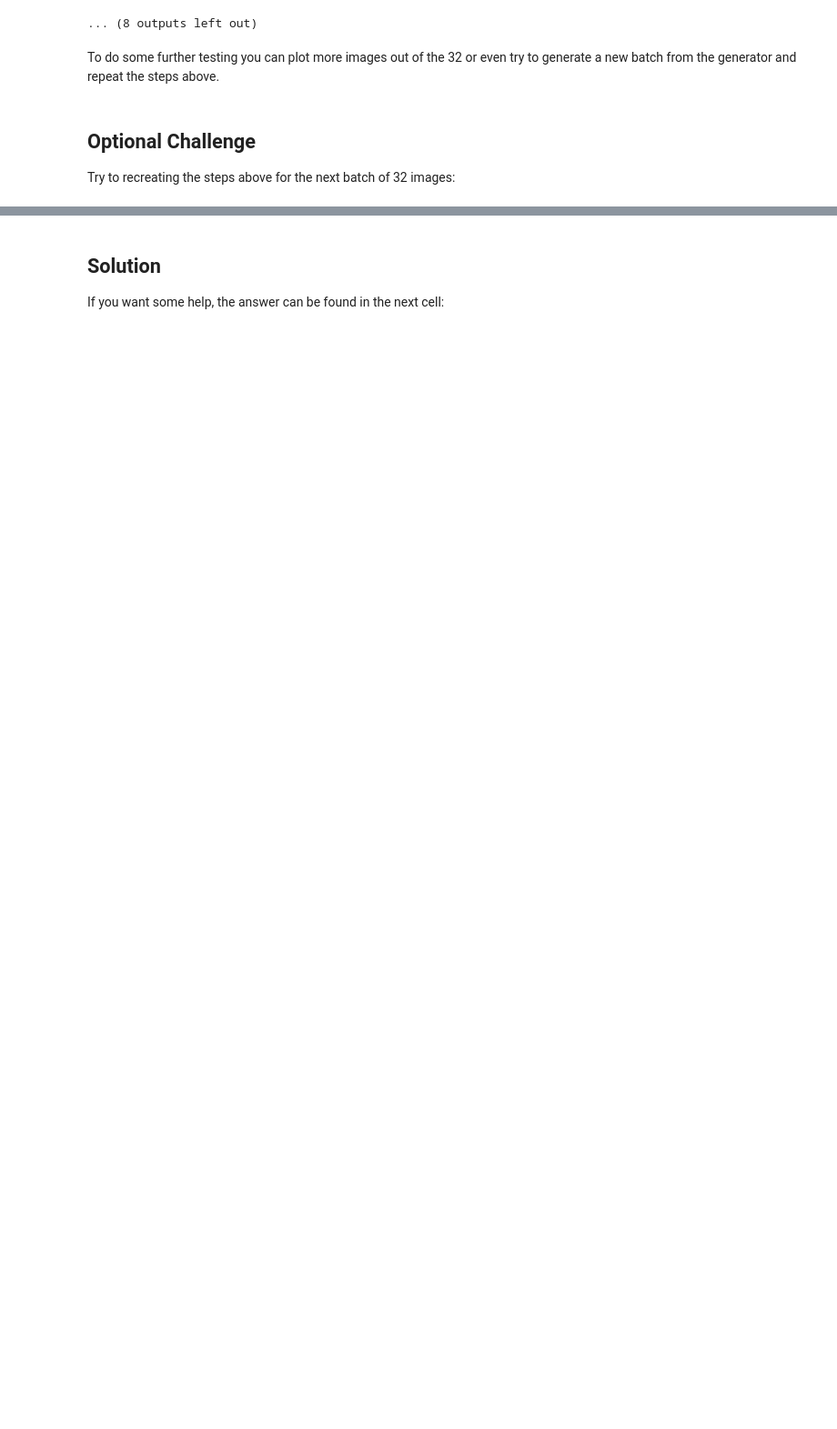
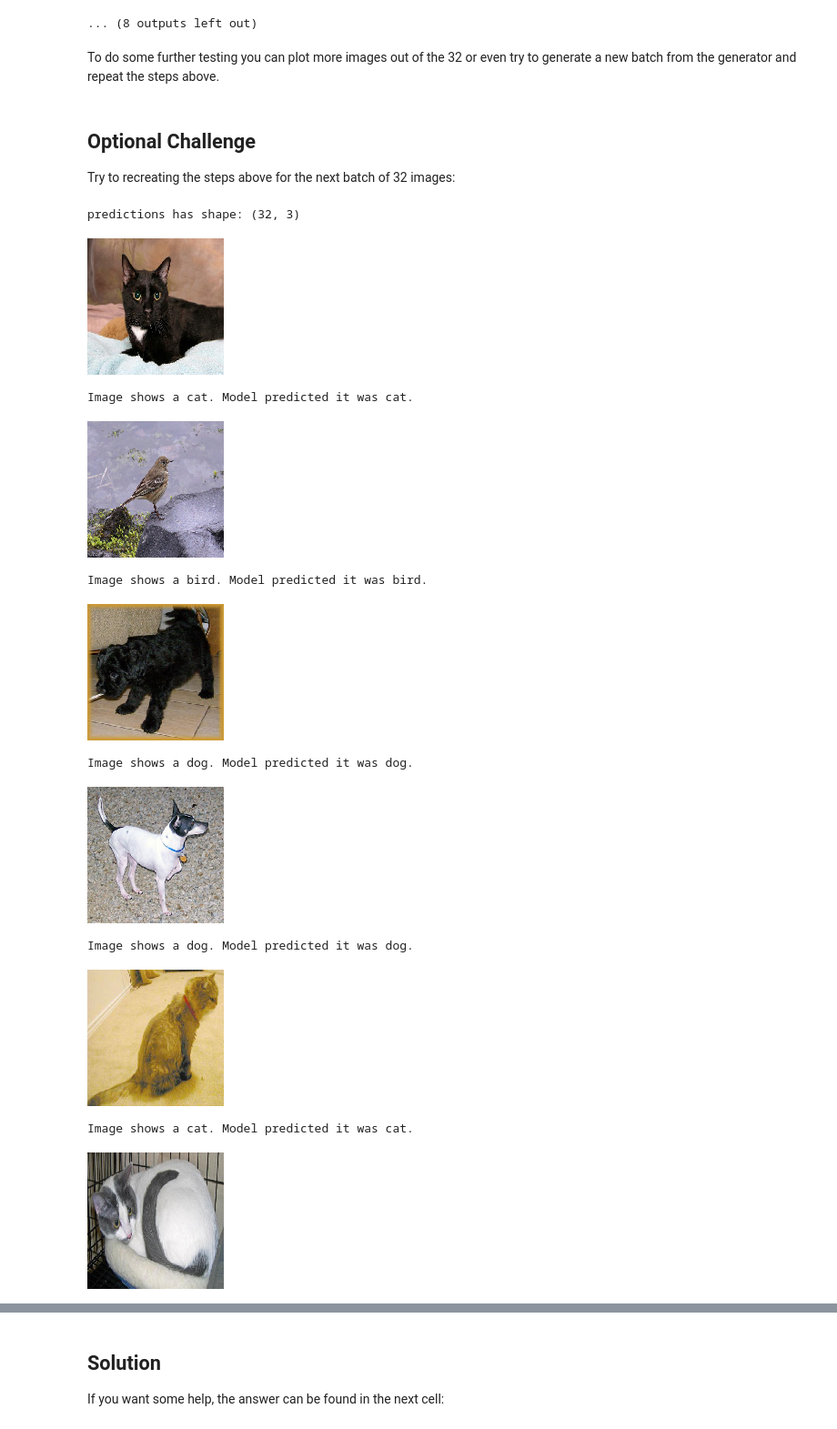
Before and after one commit to sergejhorvat/MLEP-public, a Jupyter notebook: course4/week1-ungraded-labs/C4_W1_Lab_3_TFS.ipynb, the cells around one changed output, grey strips where cells are left out. Shown at 91% size. Cells and saved outputs as stored; diff of their text form; code cells hidden in the pictures; blank space fills up the shorter version.

```diff
--- a/course4/week1-ungraded-labs/C4_W1_Lab_3_TFS.ipynb
+++ b/course4/week1-ungraded-labs/C4_W1_Lab_3_TFS.ipynb
@@ -431,0 +441,36 @@ Try to recreating the steps above for the next batch of 32 images:
+# %%
+# Your code here
+data_imgs2, labels2 = next(val_gen_no_shuffle)
+
+# Serialize data to json
+data_imgs_list_2 = data_imgs2.tolist()
+data2=json.dumps({"instances" : data_imgs_list_2})
+
+# Headers are allready set-up, URI for model is setup, data is prepared now:
+json_response2 = requests.post('http://localhost:8501/v1/models/animal_classifier:predict' , data=data2, headers=headers)
+
+# Deseriaolize HTTP JSON response
+predictions2= json.loads(json_response2.text)['predictions']
+
+# Print shape of predictions
+print (f"predictions has shape: {np.asarray(predictions2).shape}")
+
+# Get argmax for classes that are predicted as 1 - oine hot vector (3 classes available)
+preds2 = np.argmax(predictions2, axis=1)
+
+# Print the inference results
+for i in range(32):
+    plot_array(data_imgs2[i], labels2[i], preds2[i])
+# %% [output]
+predictions has shape: (32, 3)
+[figure, added]
+Image shows a cat. Model predicted it was cat.
+[figure, added]
+Image shows a bird. Model predicted it was bird.
+[figure, added]
+Image shows a dog. Model predicted it was dog.
+[figure, added]
+Image shows a dog. Model predicted it was dog.
+[figure, added]
+Image shows a cat. Model predicted it was cat.
+[figure, added]
```
Also changed, not shown: parts of 11 cells of this notebook.
